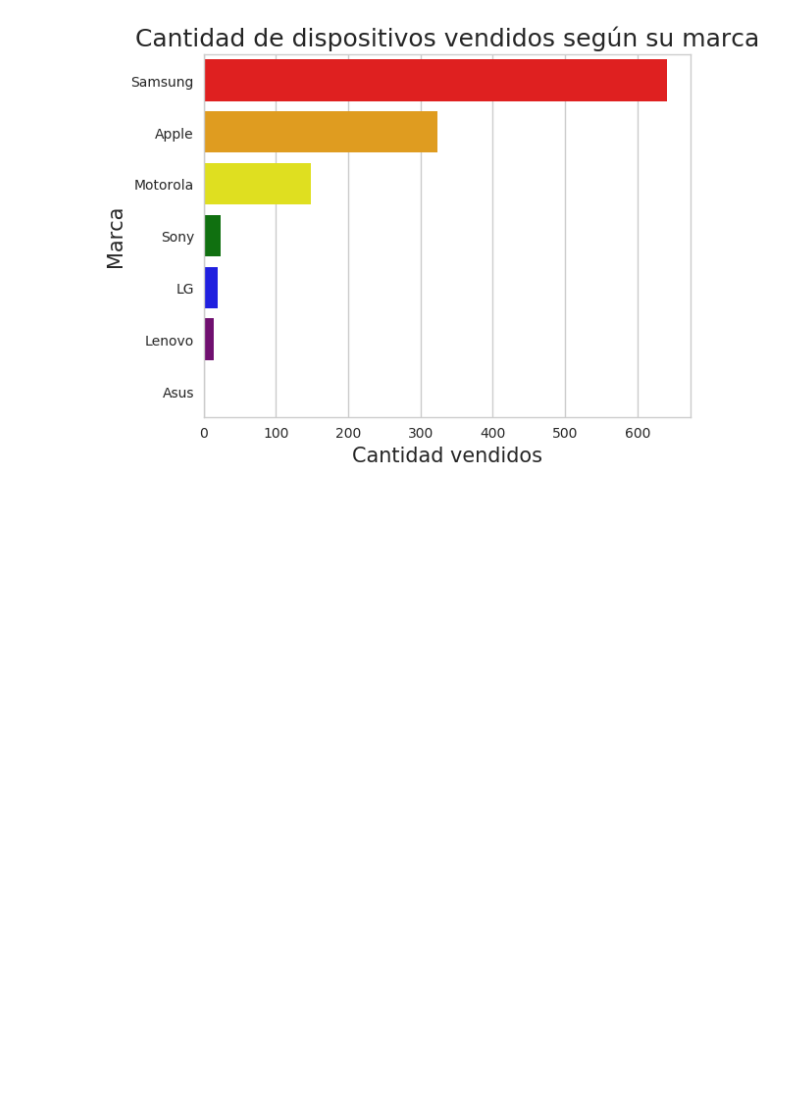
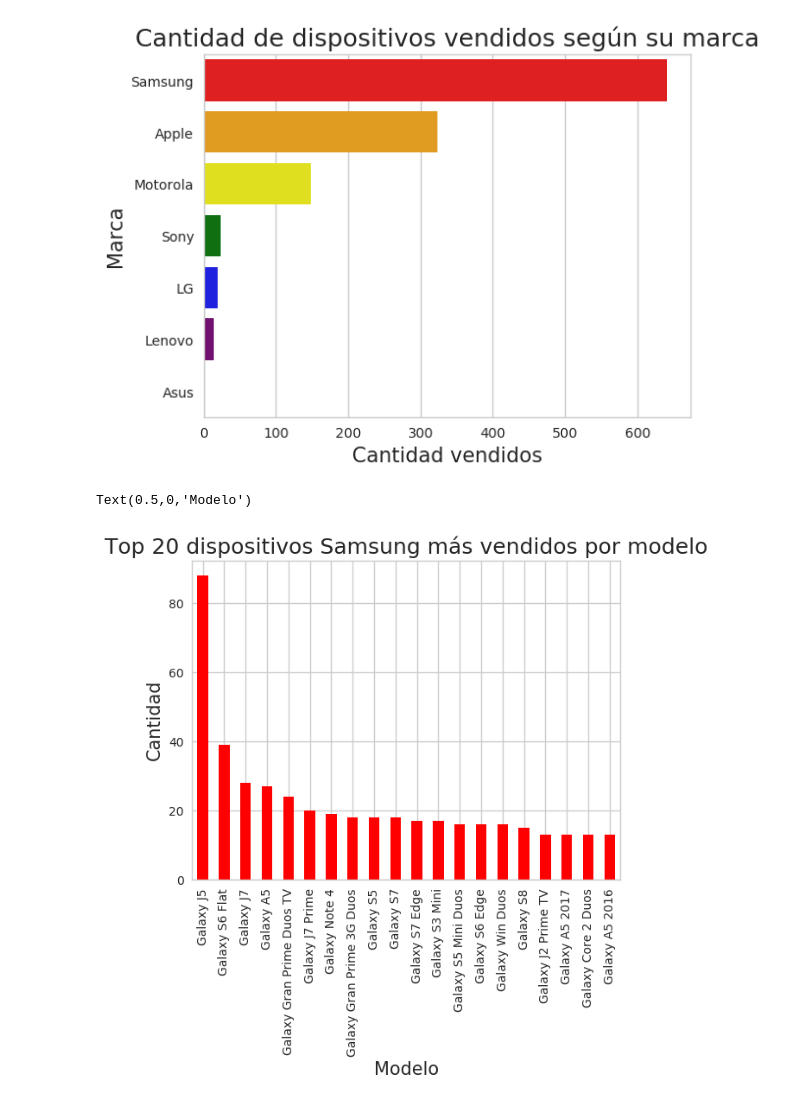
Before and after one commit to EugeFranchi/TP1_Datos, a Jupyter notebook: TpDatos.ipynb, the cells around one changed output. Saved outputs shown, nothing was run; the diff lists cells and outputs as text; code cells hidden in the pictures; blank space fills up the shorter version.

```diff
--- a/TpDatos.ipynb
+++ b/TpDatos.ipynb
@@ -34,6 +43,20 @@ g.set_ylabel("Marca", fontsize=15)
 # %% [output]
 Text(0,0.5,'Marca')
 [figure]
+# %%
+'''
+Grafico de barras de top 20 dispositivos Samsung mas vendidos.
+'''
+SamsungVendidos = prod.loc[prod.marca == 'Samsung',:]['modelo'].value_counts().head(20)
+SamsungVendidos
+
+g = SamsungVendidos.plot.bar(color=['red'])
+g.set_title("Top 20 dispositivos Samsung más vendidos por modelo", fontsize=18)
+g.set_ylabel("Cantidad", fontsize=15)
+g.set_xlabel("Modelo", fontsize=15)
+# %% [output]
+Text(0.5,0,'Modelo')
+[figure, added]
 # %%
 '''
 Grafico de barras de dispositivos Apple mas vendidos.
```
Also changed, not shown: parts of 5 cells of this notebook.
